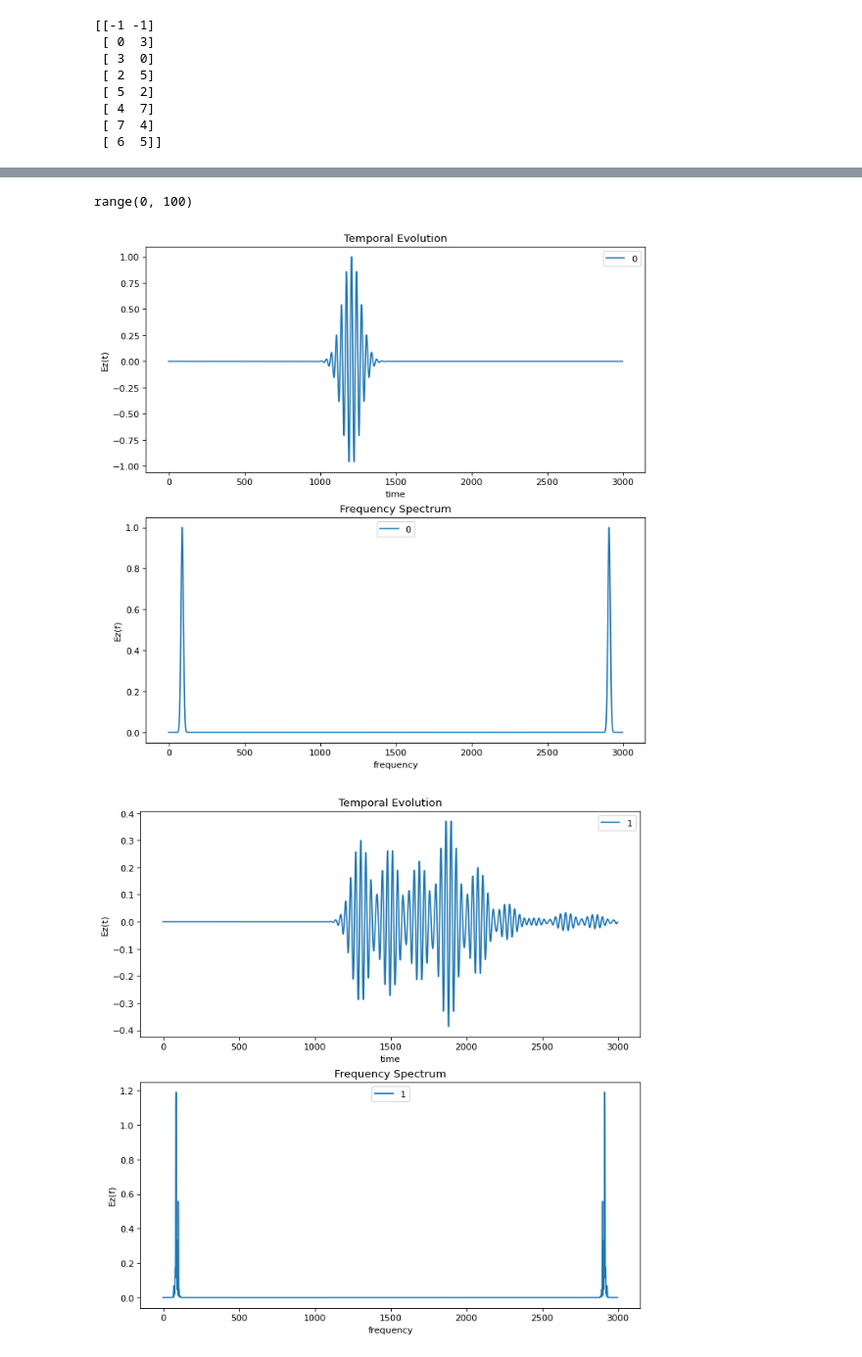
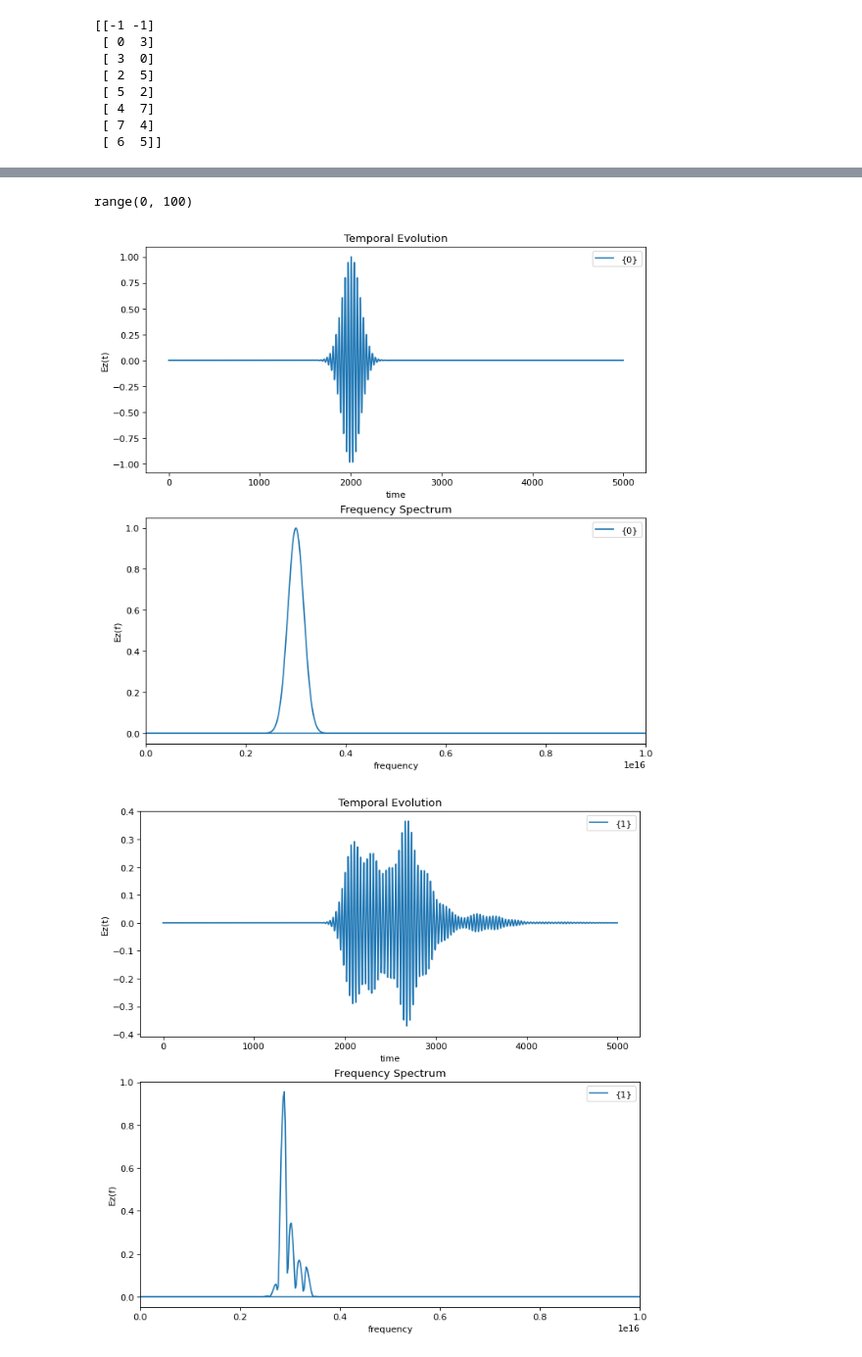
Before and after one commit to Mitalikapoor15/Project, a Jupyter notebook: python_fdtd/fdtd-build-complex.ipynb, the cells around one changed output, grey strips where cells are left out. Shown at 98% size. Drawn from its saved outputs; the diff is of its cells as text; code cells hidden in the pictures.

```diff
--- a/python_fdtd/fdtd-build-complex.ipynb
+++ b/python_fdtd/fdtd-build-complex.ipynb
@@ -19,7 +19,7 @@ xs0 = 50  # source position for the segment 0
 tau = 0.3
 # kappa = 1j* m.sqrt(1-tau**2) # not working yet for complex number
 
-maxTime = 3000
+maxTime = 5000
 
 rings_no = 4
 N_seg = rings_no*2
@@ -155,34 +152,34 @@ xf = fftfreq(N,dt)
 for ii in range(4):
     filename = f"ez_tab_{ii:04d}.csv"
     df = pd.read_csv(filename)
     # print(df.shape)
 
     Ez[:,ii] = df.iloc[:,60]   #all rows of the 10th spatial point
     Ez[:,ii] -= np.mean(Ez[:,ii])
 
     yf[:,ii] = abs(fft(Ez[:,ii]))
 
     #accessing particular columns - all elements(all time steps for a particular spatial coordinate.)
 x = range(len(df.iloc[0,:]))
 print(x)
 
 for ii in range(4):
     figure(figsize=(10, 10), dpi=80)
     plt.subplot(2,1,1)
     plt.plot(Ez[:,ii], label={ii})
     plt.title("Temporal Evolution")
     plt.xlabel("time")
     plt.ylabel("Ez(t)")
     plt.legend()
     plt.subplot(2,1,2)
-    plt.plot(np.real(yf[:,ii]/max(yf[:,0])), label={ii})
-    # plt.ylim([0.02,0.04])
+    plt.plot(xf,np.real(yf[:,ii]/max(yf[:,0])), label={ii})
+    plt.xlim([0.,1e16])
     plt.title("Frequency Spectrum")
     plt.xlabel("frequency")
     plt.ylabel("Ez(f)")
     plt.legend()
     plt.show()
 # %% [output]
 range(0, 100)
-[figure, old version]
+[figure, new version]
-[figure, old version]
+[figure, new version]
```
Also changed, not shown: parts of 5 cells of this notebook, 16 other files.
